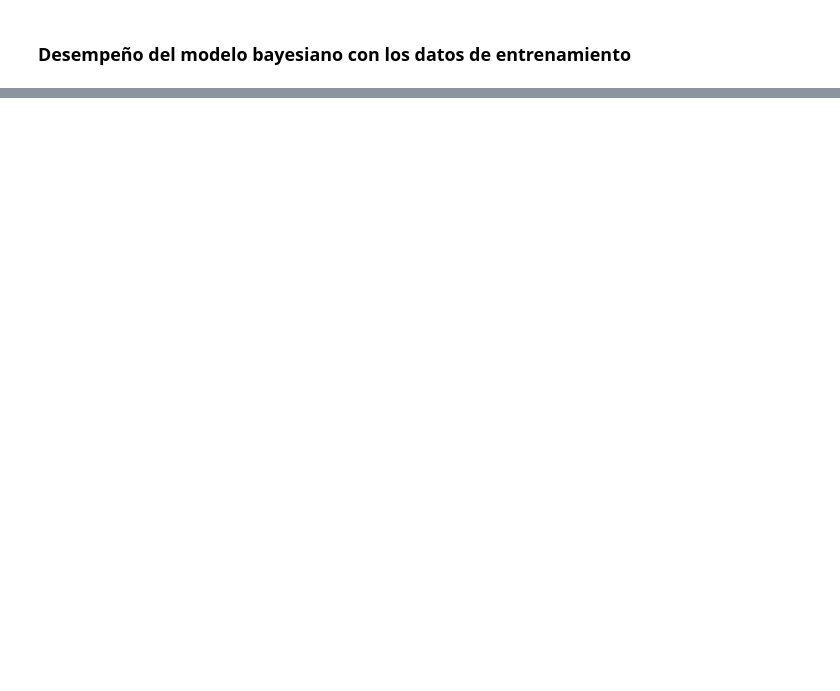
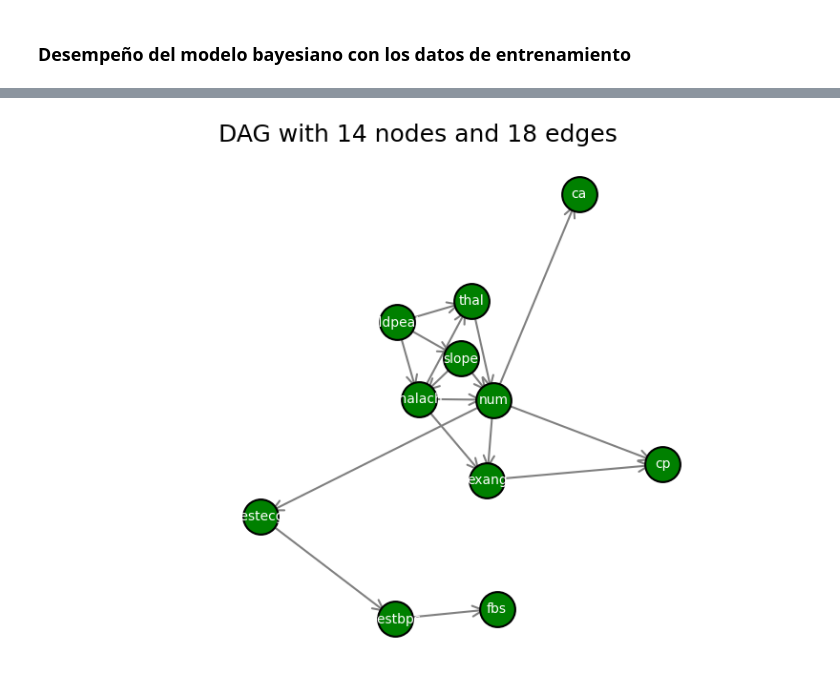
Before and after one commit to juancbello/Proyecto2, a Jupyter notebook: Proyecto 2 - Analítica Computacional - Soportes.ipynb, the cells around one changed output, grey strips where cells are left out. Saved outputs shown, nothing was run; the diff lists cells and outputs as text; code cells hidden in the pictures; blank space fills up the shorter version.

```diff
--- a/Proyecto 2 - Analítica Computacional - Soportes.ipynb
+++ b/Proyecto 2 - Analítica Computacional - Soportes.ipynb
@@ -356,0 +564,31 @@ DAG with 14 nodes and 6 edges
+# %%
+import networkx as nx
+import matplotlib.pyplot as plt
+
+# Definición del DAG
+nodes = ['cp', 'trestbps', 'chol', 'fbs', 'restecg', 'thalach', 'exang', 'oldpeak', 'slope', 'ca', 'thal', 'num']
+edges = [('trestbps', 'fbs'), ('restecg', 'trestbps'), ('thalach', 'thal'), ('thalach', 'exang'), ('thalach', 'num'), ('exang', 'cp'), ('oldpeak', 'slope'), ('oldpeak', 'thal'), ('oldpeak', 'thalach'), ('slope', 'thalach'), ('slope', 'num'), ('thal', 'num'), ('num', 'cp'), ('num', 'ca'), ('num', 'exang'), ('num', 'restecg')]
+
+# Creación del grafo
+G = nx.DiGraph()
+G.add_nodes_from(nodes)
+G.add_edges_from(edges)
+
+# Configuración del estilo de visualización
+plt.figure(figsize=(10, 7))
+pos = nx.spring_layout(G, k=0.5, seed=543)
+
+nx.draw_networkx_nodes(G, pos, node_size=700, node_color='green', edgecolors='black', linewidths=1.5)
+nx.draw_networkx_labels(G, pos, labels={node: node for node in G.nodes()}, font_size=10, font_color='white')
+nx.draw_networkx_edges(G, pos, arrowsize=20, edge_color='gray', width=1.5, arrowstyle='->')
+
+# Establecer límites de zoom
+
+plt.xlim(-0.7, 0.7)
+
+# Mostrar la visualización del DAG
+plt.title("DAG with 14 nodes and 18 edges", fontsize=18)
+plt.axis('off')
+plt.show()
+# %% [output]
+[figure, added]
```
Also changed, not shown: parts of 23 cells of this notebook.
